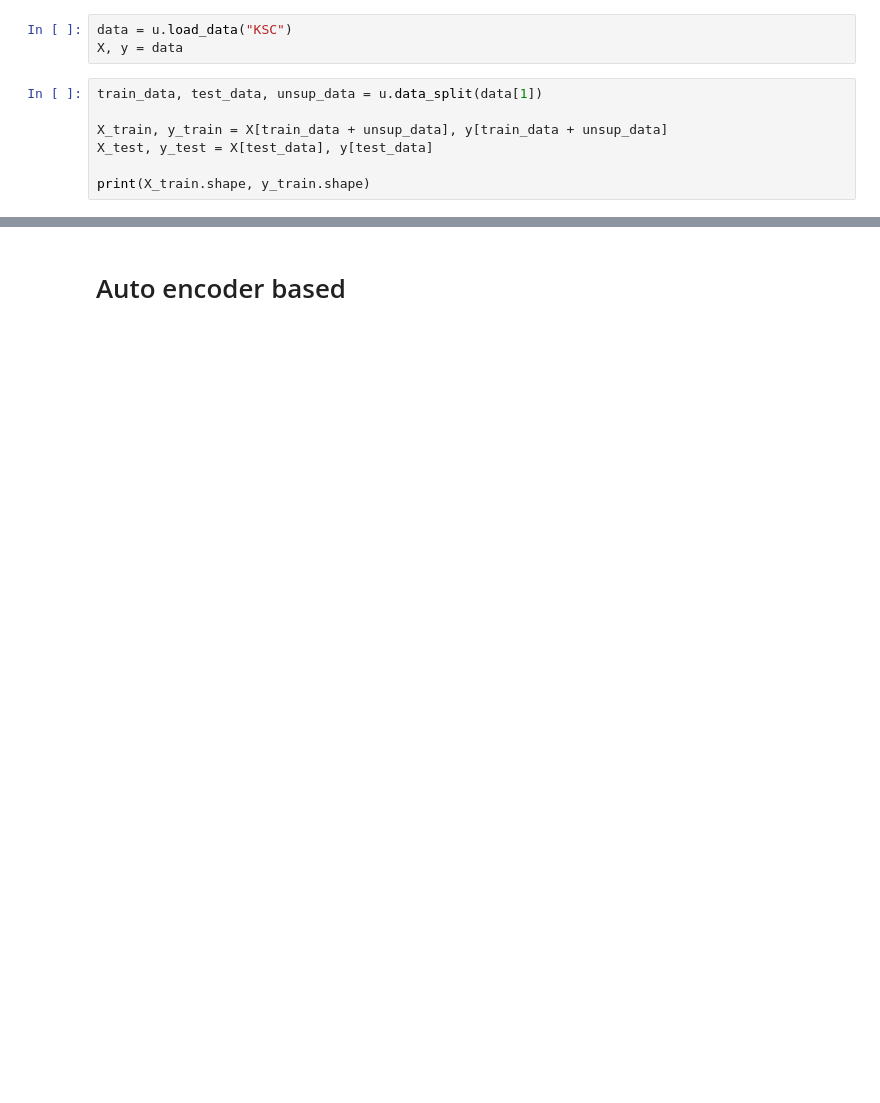
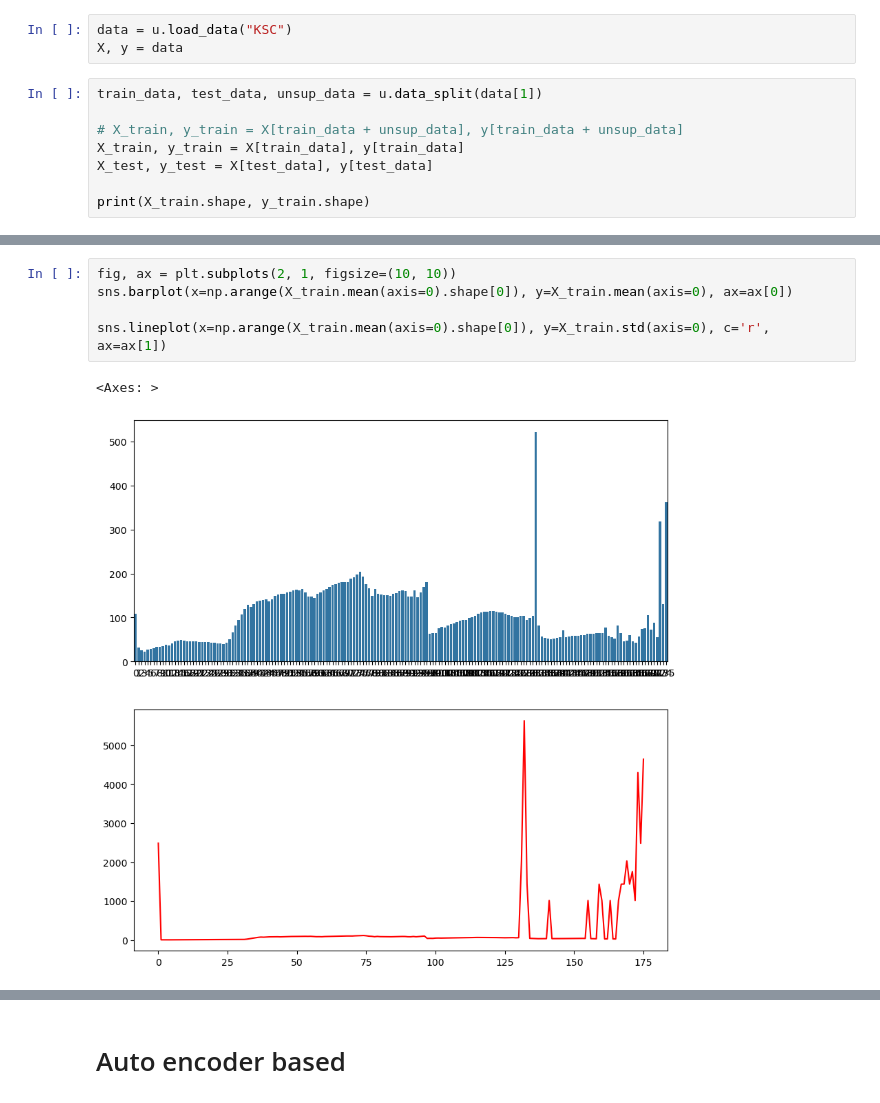
Before and after one commit to Pierre-DLB/hyperspectral-imaging, a Jupyter notebook: experiments_CNN.ipynb, the cells around one changed output, grey strips where cells are left out. Drawn from its saved outputs; the diff is of its cells as text; blank space fills up the shorter version.

```diff
--- a/experiments_CNN.ipynb
+++ b/experiments_CNN.ipynb
@@ -73,7 +82,8 @@ X, y = data
 # %%
 train_data, test_data, unsup_data = u.data_split(data[1])
 
-X_train, y_train = X[train_data + unsup_data], y[train_data + unsup_data]
+# X_train, y_train = X[train_data + unsup_data], y[train_data + unsup_data]
+X_train, y_train = X[train_data], y[train_data]
 X_test, y_test = X[test_data], y[test_data]
 
 print(X_train.shape, y_train.shape)
@@ -92,0 +131,8 @@ test_dl = DataLoader(test_ds, batch_size=1000, shuffle=False)
+# %%
+fig, ax = plt.subplots(2, 1, figsize=(10, 10))
+sns.barplot(x=np.arange(X_train.mean(axis=0).shape[0]), y=X_train.mean(axis=0), ax=ax[0])
+
+sns.lineplot(x=np.arange(X_train.mean(axis=0).shape[0]), y=X_train.std(axis=0), c='r', ax=ax[1])
+# %% [output]
+<Axes: >
+[figure, added]
```
Also changed, not shown: parts of 44 cells of this notebook, 26 other files.
